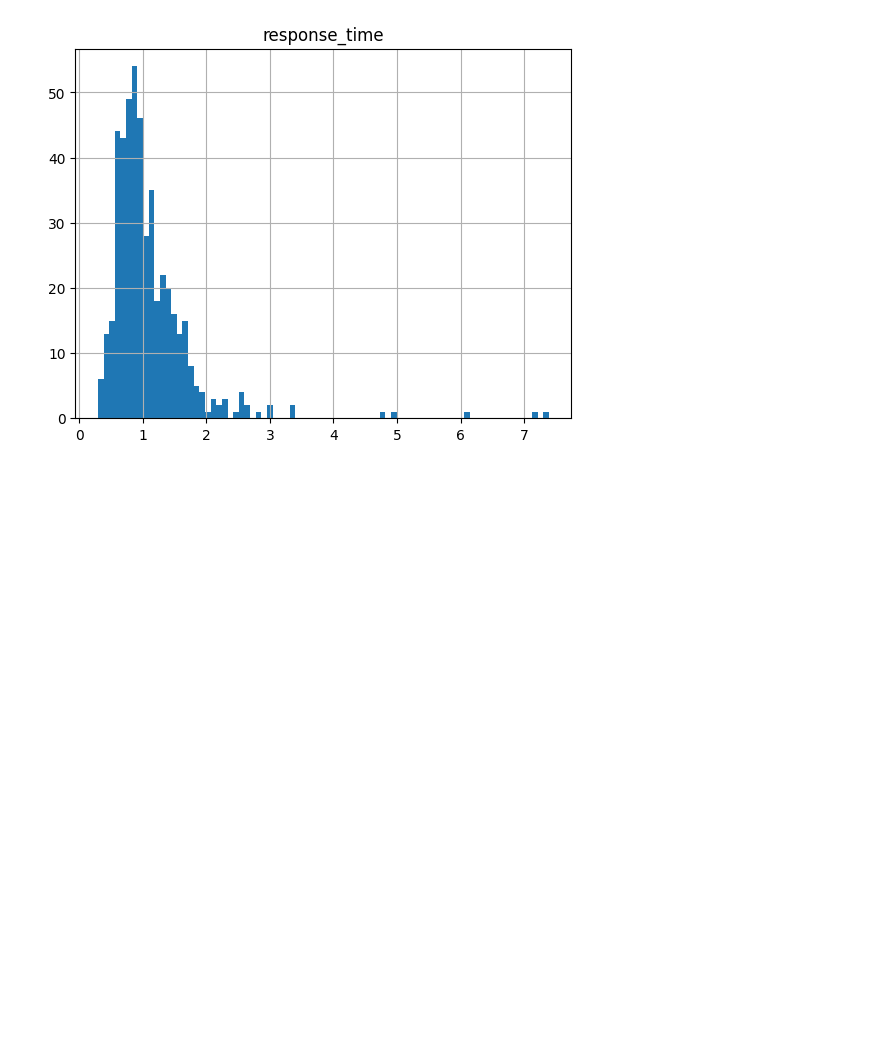
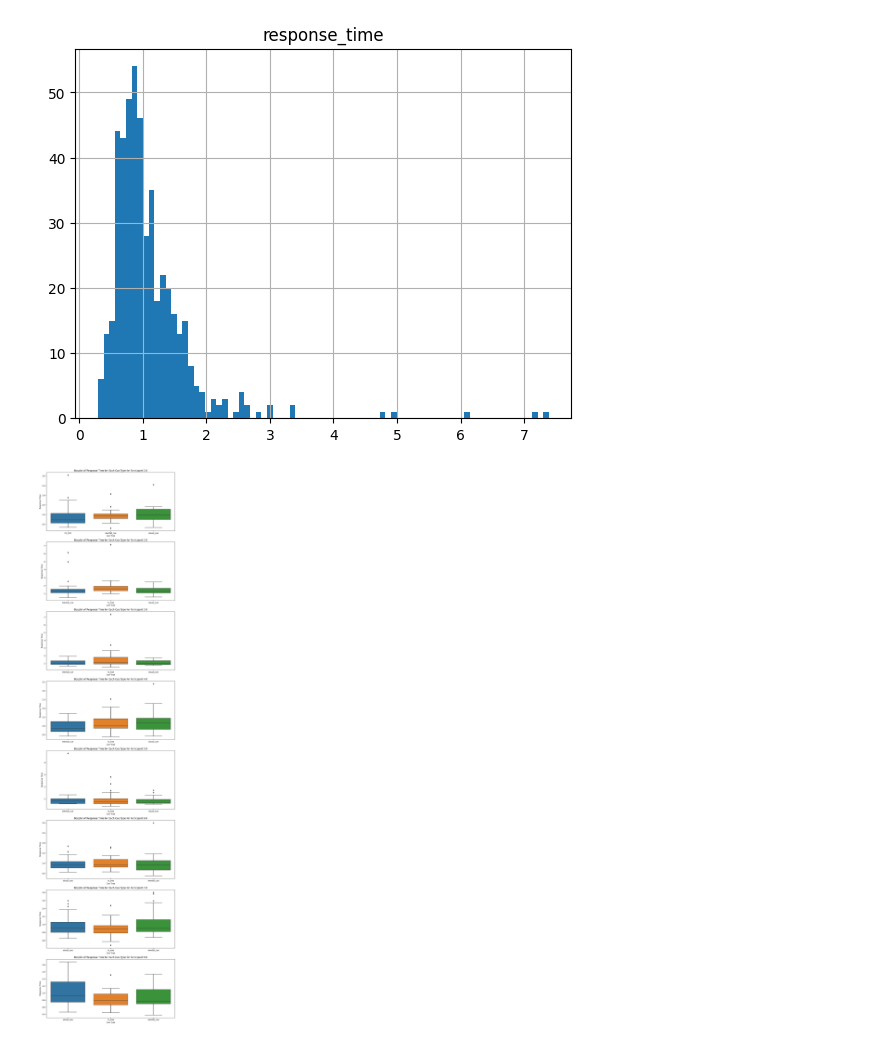
Before and after one commit to agneku/CognitiveExperiment, a Jupyter notebook: data_analysis.ipynb, the cells around one changed output. Drawn from its saved outputs; the diff is of its cells as text; code cells hidden in the pictures; blank space fills up the shorter version.

Commit message:
data_analysis update

```diff
--- a/data_analysis.ipynb
+++ b/data_analysis.ipynb
@@ -79,3 +81,28 @@ data[['response_time']].hist(bins=80)
 # %% [output]
 array([[<Axes: title={'center': 'response_time'}>]], dtype=object)
 [figure]
+# %%
+participants = data['participant_id'].unique()
+cue_types = data['cue_type'].unique()
+
+# Define a list of colors for the different cue types
+colors = ['blue', 'green', 'red', 'cyan', 'magenta', 'yellow', 'black']
+# If you have more than 7 cue types, you will need to extend this list
+
+fig, axs = plt.subplots(len(participants), 1, figsize=(10, 5*len(participants)))
+
+for i, participant in enumerate(participants):
+    # Filter data for the current participant
+    participant_data = data[data['participant_id'] == participant]
+
+    # Create a boxplot for each cue type
+    sns.boxplot(x='cue_type', y='response_time', data=participant_data, ax=axs[i])
+
+    axs[i].set_title('Boxplot of Response Time for Each Cue Type for Participant {}'.format(participant))
+    axs[i].set_xlabel('Cue Type')
+    axs[i].set_ylabel('Response Time')
+
+plt.tight_layout()
+plt.show()
+# %% [output]
+[figure, added]
```
Also changed, not shown: parts of 4 cells of this notebook, 1 other file.
